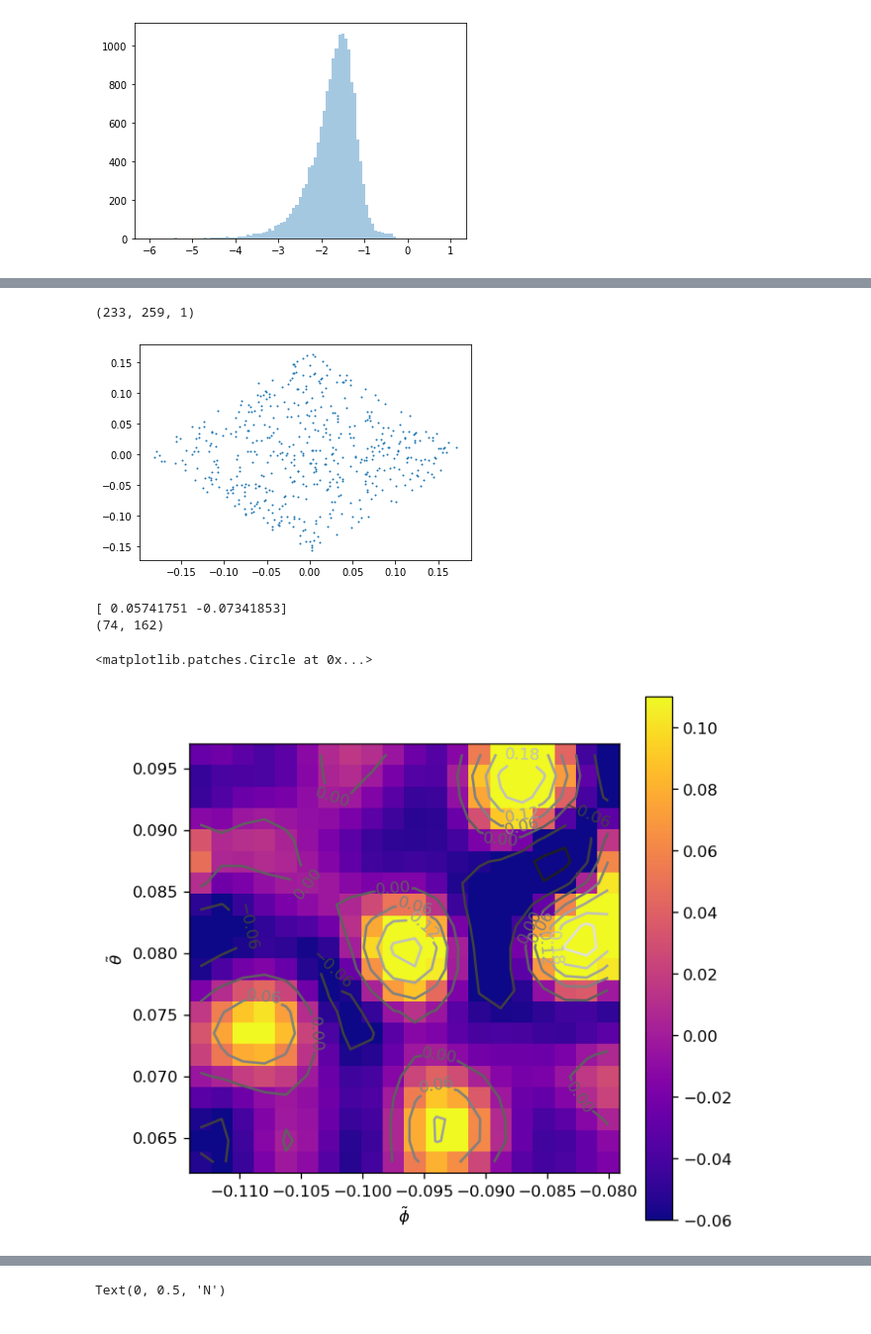
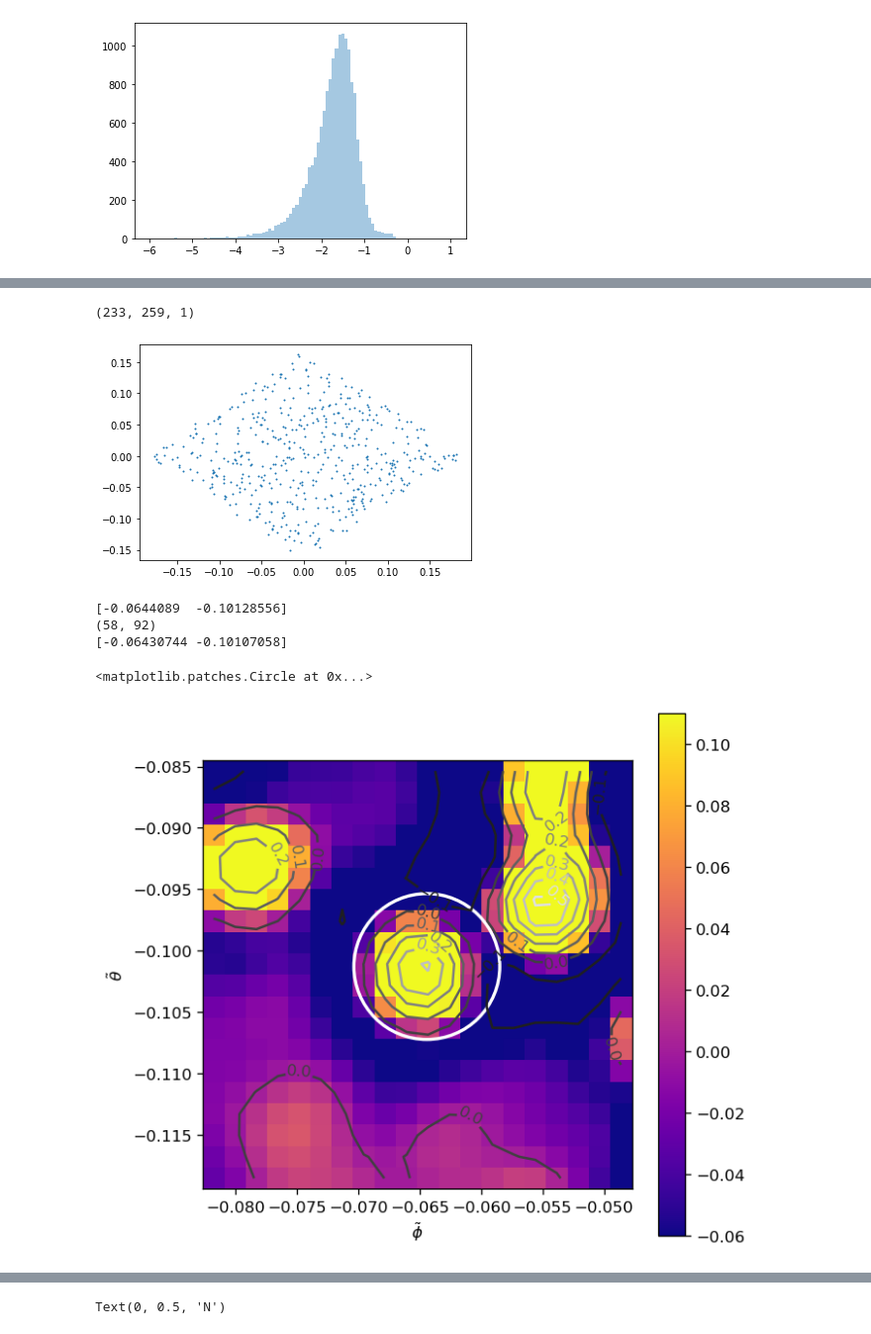
Before and after one commit to edwarddramirez/skysearch, a Jupyter notebook: histogram_maker.ipynb, the cells around one changed output, grey strips where cells are left out. Shown at 99% size. Drawn from its saved outputs; the diff is of its cells as text; code cells hidden in the pictures.

```diff
--- a/histogram_maker.ipynb
+++ b/histogram_maker.ipynb
@@ -34,7 +34,7 @@ map_type = 'all'
 inj_id_list = [1008,1009,1010,1015,1020,1025,1030,1035]
 N_counts_list = [8,9,10,15,20,25,30,35]
 
-n_inj = 2
+n_inj = 6
 inj_id = str(inj_id_list[n_inj])
 N_counts = N_counts_list[n_inj]
 
@@ -210,12 +212,12 @@ plt.plot(r_loc[:,0], r_loc[:,1], 'o', markersize = 1)
 cwt_map_wps.shape
 # %% [output]
 (233, 259, 1)
-[figure, old version]
+[figure, new version]
 # %%
 arr_bx = 0.5 * (arr_bx_plot[:-1] + arr_bx_plot[1:])
 arr_by = 0.5 * (arr_by_plot[:-1] + arr_by_plot[1:])
 
-point = r_loc[30,:]
+point = r_loc[40,:]
 buf_point = point[np.newaxis, np.newaxis]
 print(point)
 
@@ -223,42 +225,44 @@ index = maps.closest_grid_point_(point, mesh_bxby)
 nx = index[0]
 ny = index[1]
 print(index)
+print(mesh_bxby[nx,ny])
 
 # plot colormesh around the point source
 nx_low = nx-10
 nx_high = nx+10
 ny_low = ny-10
 ny_high = ny+10
 
-arr_bx_plot_ps = arr_bx_plot[nx_low:nx_high+1]
-arr_by_plot_ps = arr_by_plot[ny_low:ny_high+1]
-arr_bx_ps = arr_bx[nx_low:nx_high]
-arr_by_ps = arr_by[ny_low:ny_high]
+arr_bx_plot_ps = arr_bx_plot[ny_low:ny_high+1]
+arr_by_plot_ps = arr_by_plot[nx_low:nx_high+1]
+arr_bx_ps = arr_bx[ny_low:ny_high]
+arr_by_ps = arr_by[nx_low:nx_high]
 
 cwt_map_wps_ps = cwt_map_wps[nx_low:nx_high,ny_low:ny_high,:]
 
 fig = plt.figure(figsize=(6, 6), dpi= 120)
 ax = fig.add_subplot(111)
 ax.set_aspect('equal')
 
 plot = ax.pcolormesh(arr_bx_plot_ps, arr_by_plot_ps, cwt_map_wps_ps[:,:,0], cmap='plasma', shading='flat'
                      , norm=mpl.colors.Normalize(vmin=-0.06, vmax=0.11))
 # contour needs the centers
 cset = ax.contour(arr_bx_ps, arr_by_ps, cwt_map_wps_ps[:,:,0], cmap='gray')
 ax.clabel(cset, inline=True)
 
 plt.colorbar(plot)
 # plt.title('Scale = ' + str(0.005))
 # plt.hexbin(x_data,y_data, alpha = 0.5)
 # plt.xlim([0,1])
 # plt.ylim([0,1])
 plt.xlabel('$\\tilde{\\phi}$')
 plt.ylabel('$\\tilde{\\theta}$')
 
 Drawing_colored_circle = plt.Circle(( point[0] , point[1] ), 2*psf_scale, ec = 'white', fc = 'None', lw = 2)
 ax.add_artist( Drawing_colored_circle )
 # %% [output]
-[ 0.05741751 -0.07341853]
-(74, 162)
+[-0.0644089  -0.10128556]
+(58, 92)
+[-0.06430744 -0.10107058]
 <matplotlib.patches.Circle at 0x...>
-[figure, old version]
+[figure, new version]
```
Also changed, not shown: parts of 11 cells of this notebook, 1 other file.
